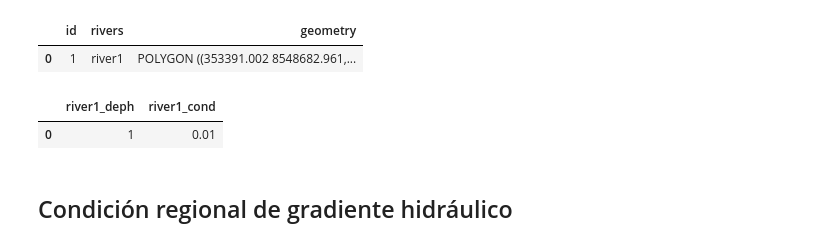
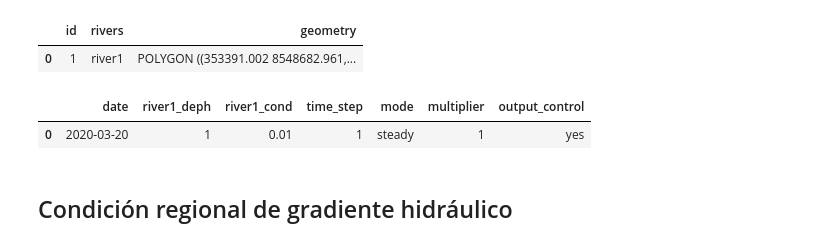
Before and after one commit to JoseZevallosR/dev_mode, a Jupyter notebook: notebooks/river_and_wells2.ipynb, the cells around one changed output. Cells and saved outputs as stored; diff of their text form; code cells hidden in the pictures.

```diff
--- a/notebooks/river_and_wells2.ipynb
+++ b/notebooks/river_and_wells2.ipynb
@@ -220,9 +239,9 @@ river_zone
 |  | id | rivers | geometry |
 | 0 | 1 | river1 | POLYGON ((353391.002 8548682.961,... |
 # %%
-riv_bc=pd.read_excel('../examples/in/BC/Boundary_conditions.xlsx',sheet_name='riv')
+riv_bc=pd.read_excel('../examples/in/BC/Transient_boundary_conditions.xlsx',sheet_name='riv')
 riv_bc
 # %% [output]
-|  | river1_deph | river1_cond |
-| 0 | 1 | 0.01 |
+|  | date | river1_deph | river1_cond | time_step | mode | multiplier | output_control |
+| 0 | 2020-03-20 | 1 | 0.01 | 1 | steady | 1 | yes |
 # %%
```
Also changed, not shown: parts of 11 cells of this notebook, 19 other files.
